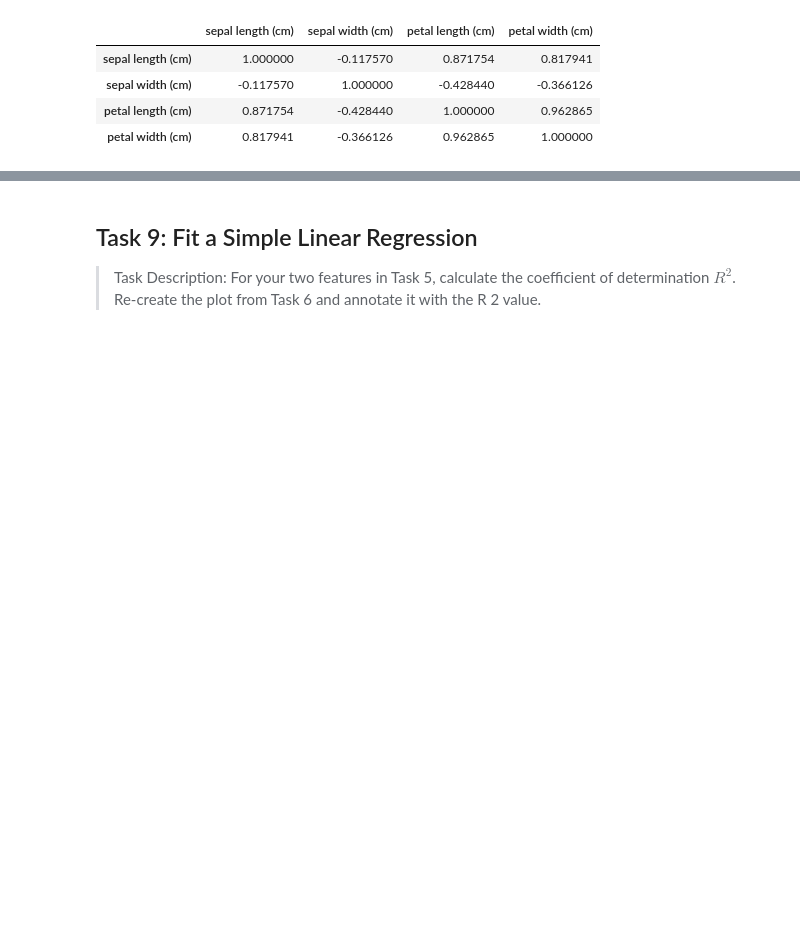
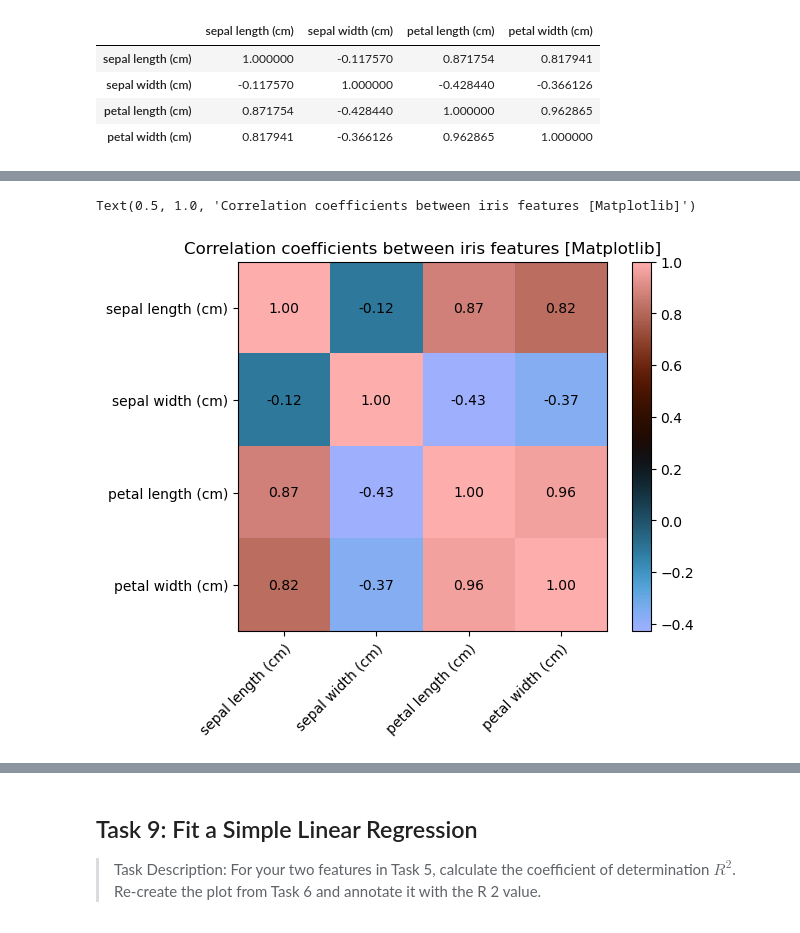
Before and after one commit to SuColl/principles_of_data_analytics, a Jupyter notebook: tasks.ipynb, the cells around one changed output, grey strips where cells are left out. Cells and saved outputs as stored; diff of their text form; code cells hidden in the pictures; blank space fills up the shorter version.

```diff
--- a/tasks.ipynb
+++ b/tasks.ipynb
@@ -699,0 +739,26 @@ correlation_matrix
+# %%
+# Create a figure and Axes for this plot
+fig, ax = plt.subplots()
+
+# plot the correlation matrix as a heatmap
+heatmap = ax.imshow(correlation_matrix, cmap="berlin")
+
+# Show all ticks and label them with the feature names. Xtics are rotated.
+ax.set_xticks(range(n_features), labels=dataset.feature_names,
+            rotation=45, ha="right", rotation_mode="anchor")
+ax.set_yticks(range(n_features), labels=dataset.feature_names)
+
+# Loop over data dimensions and create text annotations.
+for i in range(n_features):
+    for j in range(n_features):
+        text = ax.text(j, i, f"{correlation_matrix.iat[i, j]:.2f}",
+                    ha="center", va="center", color="k")
+
+# Create heatmap
+ax.figure.colorbar(heatmap)
+
+# Set figure title
+ax.set_title("Correlation coefficients between iris features [Matplotlib]")
+# %% [output]
+Text(0.5, 1.0, 'Correlation coefficients between iris features [Matplotlib]')
+[figure, added]
```
Also changed, not shown: parts of 17 cells of this notebook.
